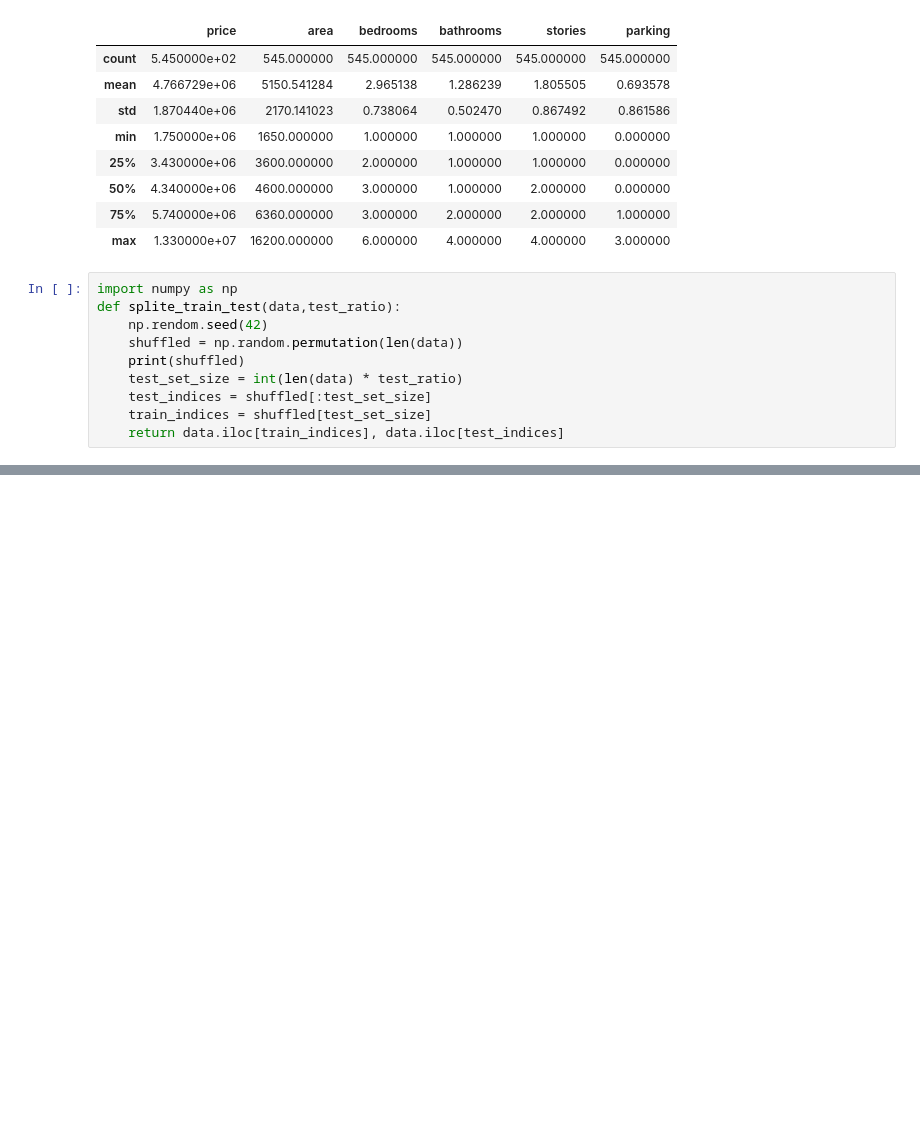
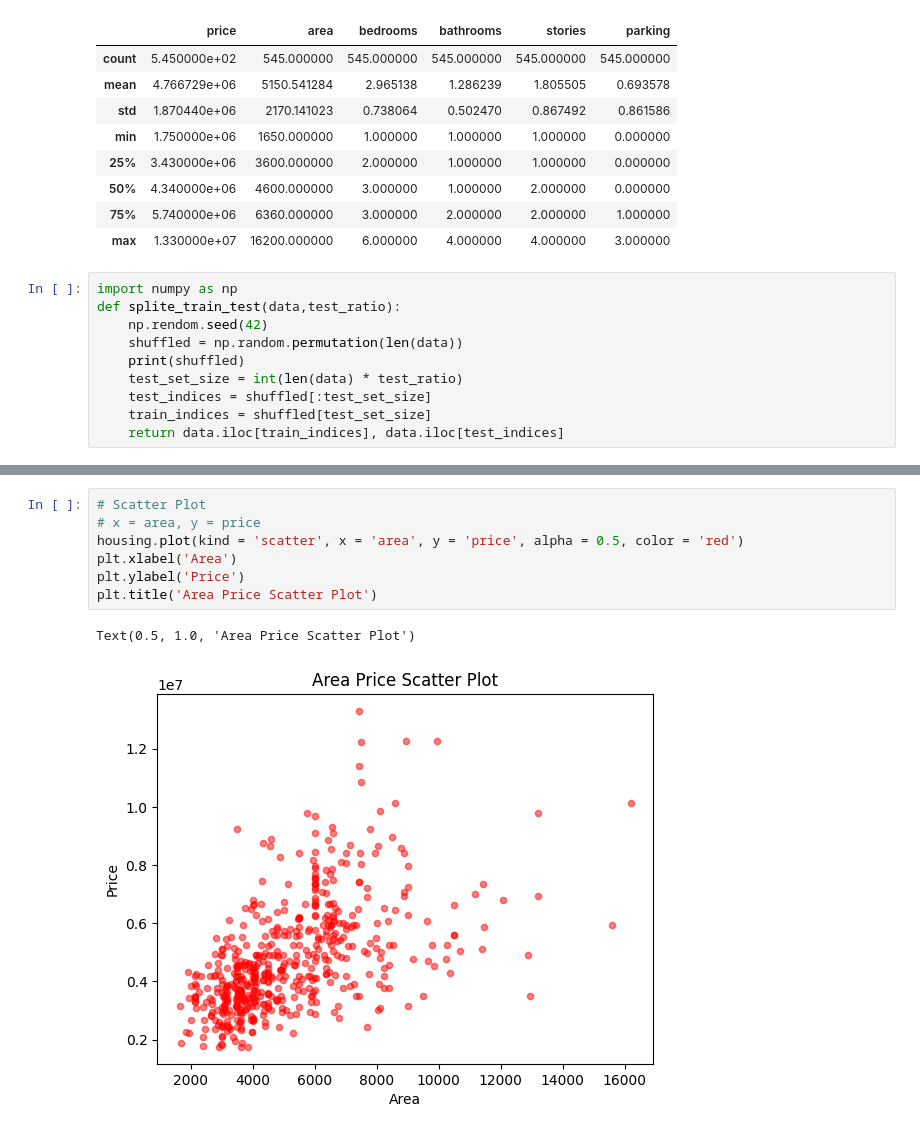
Before and after one commit to asirff399/ML_cohort_3.0, a Jupyter notebook: Jupyter/housing.ipynb, the cells around one changed output, grey strips where cells are left out. Saved outputs shown, nothing was run; the diff lists cells and outputs as text; blank space fills up the shorter version.

```diff
--- a/Jupyter/housing.ipynb
+++ b/Jupyter/housing.ipynb
@@ -49,0 +65,10 @@ def splite_train_test(data,test_ratio):
+# %%
+# Scatter Plot
+# x = area, y = price
+housing.plot(kind = 'scatter', x = 'area', y = 'price', alpha = 0.5, color = 'red')
+plt.xlabel('Area')
+plt.ylabel('Price')
+plt.title('Area Price Scatter Plot')
+# %% [output]
+Text(0.5, 1.0, 'Area Price Scatter Plot')
+[figure, added]
```
Also changed, not shown: parts of 4 cells of this notebook, 3 other files.
